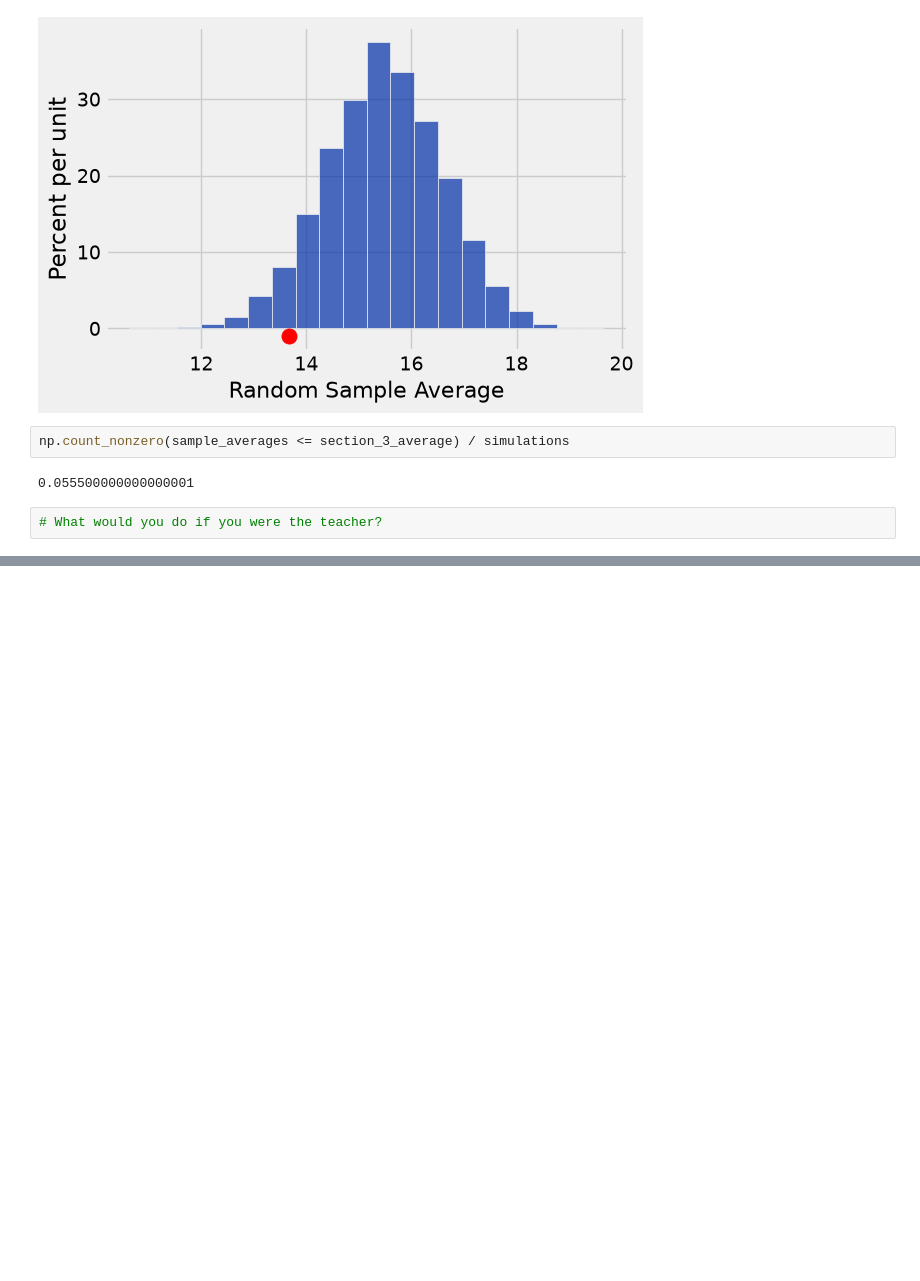
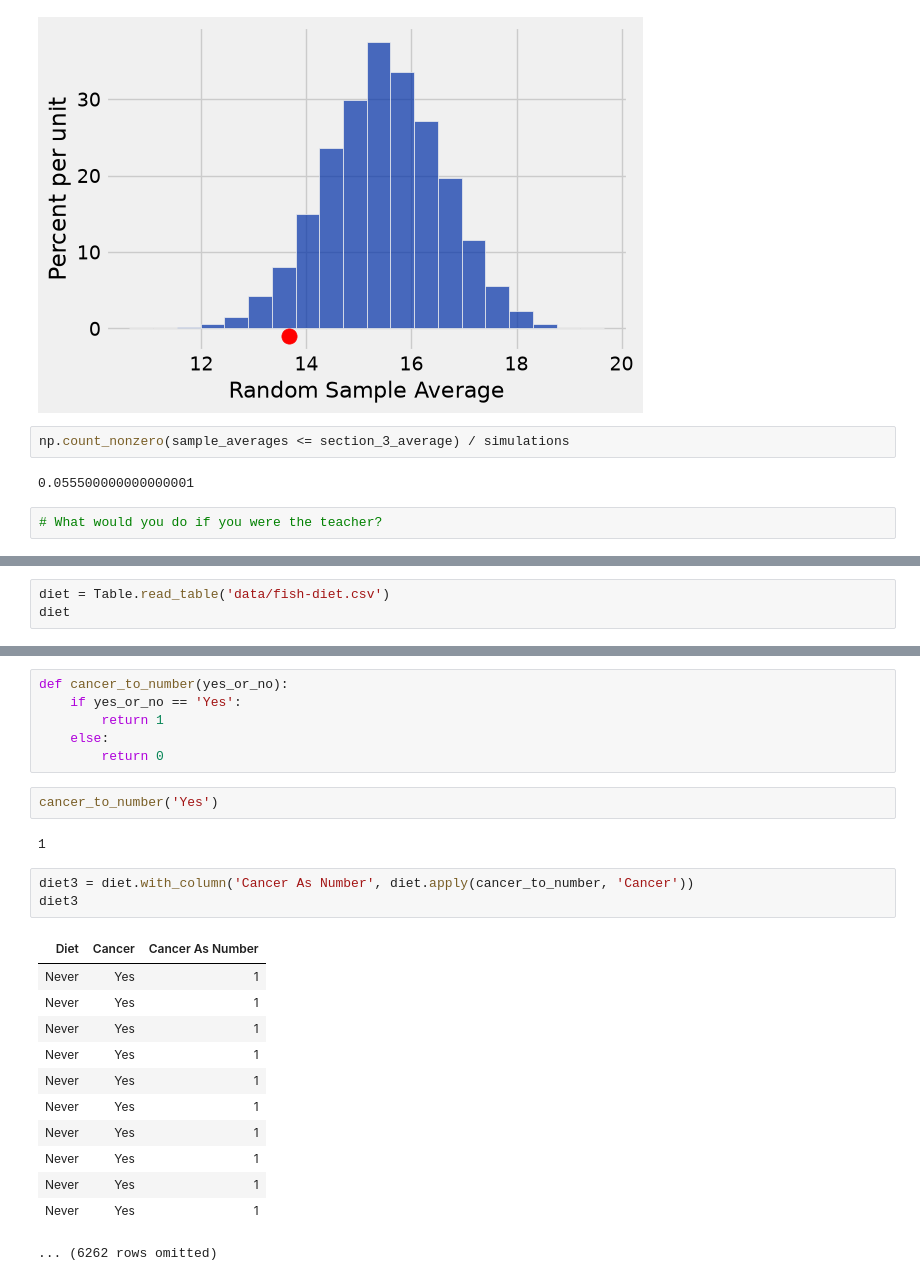
Before and after one commit to lawtonsclass/f26-code-from-class, a Jupyter notebook: data8/ch11.ipynb, the cells around one changed output, grey strips where cells are left out. Cells and saved outputs as stored; diff of their text form; blank space fills up the shorter version.

```diff
--- a/data8/ch11.ipynb
+++ b/data8/ch11.ipynb
@@ -395,0 +400,3 @@ np.count_nonzero(sample_averages <= section_3_average) / simulations
+# %%
+diet = Table.read_table('data/fish-diet.csv')
+diet
@@ -395,0 +521,26 @@ np.count_nonzero(sample_averages <= section_3_average) / simulations
+# %%
+def cancer_to_number(yes_or_no):
+    if yes_or_no == 'Yes':
+        return 1
+    else:
+        return 0
+# %%
+cancer_to_number('Yes')
+# %% [output]
+1
+# %%
+diet3 = diet.with_column('Cancer As Number', diet.apply(cancer_to_number, 'Cancer'))
+diet3
+# %% [output]
+| Diet | Cancer | Cancer As Number |
+| Never | Yes | 1 |
+| Never | Yes | 1 |
+| Never | Yes | 1 |
+| Never | Yes | 1 |
+| Never | Yes | 1 |
+| Never | Yes | 1 |
+| Never | Yes | 1 |
+| Never | Yes | 1 |
+| Never | Yes | 1 |
+| Never | Yes | 1 |
+... (6262 rows omitted)
```
Also changed, not shown: parts of 26 cells of this notebook.
